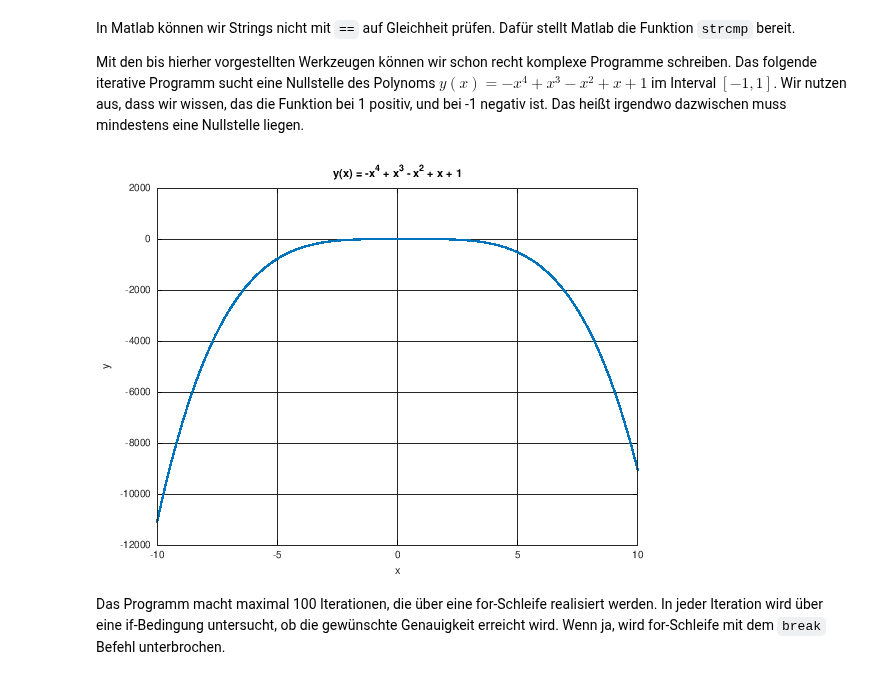
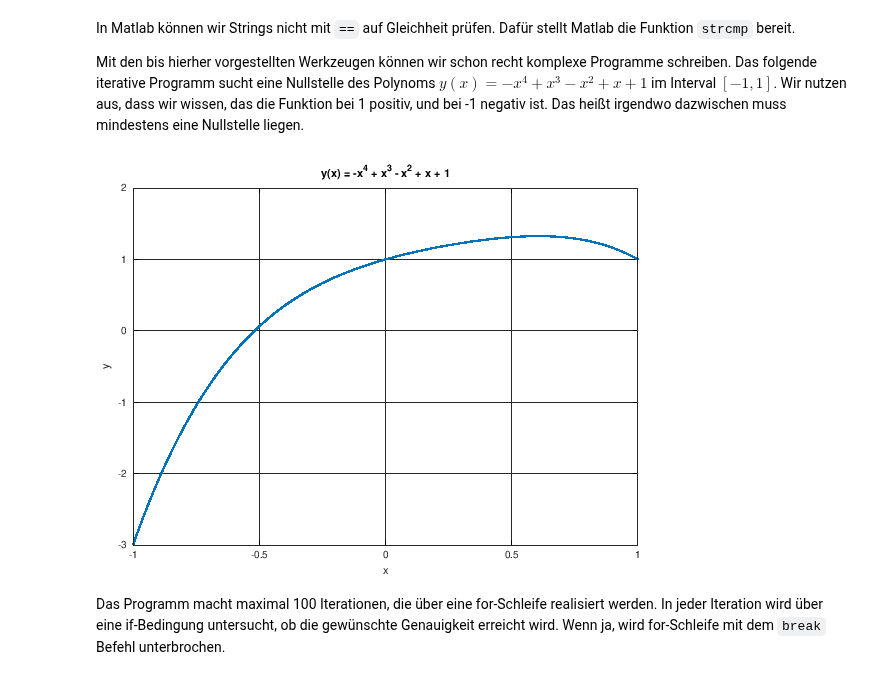
Before and after one commit to hbrs-cse/Modellbildung-und-Simulation, a Jupyter notebook: content/00_einleitung/matlab_02_scripts_and_functions.ipynb, the cells around one changed output. Saved outputs shown, nothing was run; the diff lists cells and outputs as text; code cells hidden in the pictures.

Commit message:
add image for bisection script, this time the correct one

```diff
--- a/content/00_einleitung/matlab_02_scripts_and_functions.ipynb
+++ b/content/00_einleitung/matlab_02_scripts_and_functions.ipynb
@@ -191,15 +191,15 @@ In Matlab können wir Strings nicht mit `==` auf Gleichheit prüfen. Dafür stel
 Mit den bis hierher vorgestellten Werkzeugen können wir schon recht komplexe Programme schreiben. Das folgende iterative Programm sucht eine Nullstelle des Polynoms $y(x)= -x^4 + x^3 - x^2 + x + 1$ im Interval $[-1,1]$. Wir nutzen aus, dass wir wissen, das die Funktion bei 1 positiv, und bei -1 negativ ist. Das heißt irgendwo dazwischen muss mindestens eine Nullstelle liegen.
 # %%
 %# NO CODE
-x = linspace(-5,10,100);
+x = linspace(-1,1,100);
 y = -x.^4 + x.^3 - x.^2 + x + 1;
 plot(x,y, 'LineWidth',5)
 set(gca,'XGrid', 'on', 'YGrid', 'on')
 xlabel('x')
 ylabel('y')
 title('y(x) = -x^4 + x^3 - x^2 + x + 1')
 # %% [output]
-[figure, old version]
+[figure, new version]
 # %% [markdown]
 Das Programm macht maximal 100 Iterationen, die über eine for-Schleife realisiert werden. In jeder Iteration wird über eine if-Bedingung untersucht, ob die gewünschte Genauigkeit erreicht wird. Wenn ja, wird for-Schleife mit dem `break` Befehl unterbrochen.
 # %%
```
Also changed, not shown: 1 other file.
